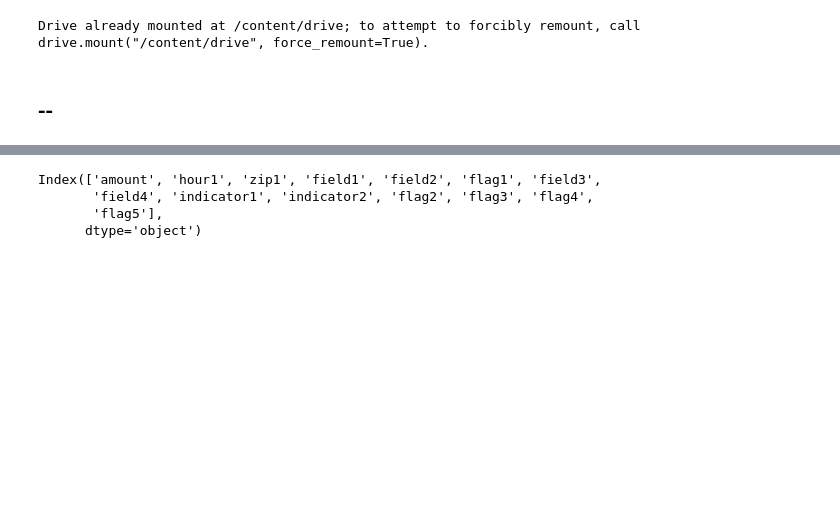
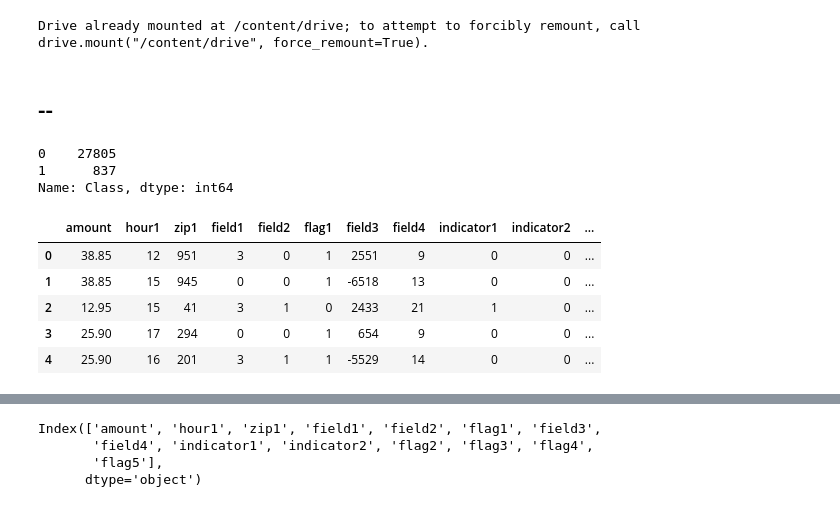
Before and after one commit to azizeko29/new_deteksi_fraud, a Jupyter notebook: [new_ROS_V2]_UCSD_pemodelan_ensemble_learning.ipynb, the cells around one changed output, grey strips where cells are left out. Drawn from its saved outputs; the diff is of its cells as text; code cells hidden in the pictures; blank space fills up the shorter version.

```diff
--- a/[new_ROS_V2]_UCSD_pemodelan_ensemble_learning.ipynb
+++ b/[new_ROS_V2]_UCSD_pemodelan_ensemble_learning.ipynb
@@ -221,3 +221,33 @@ df_test = pd.read_csv('drive/My Drive/Deteksi fraud/data/UCSD_preprocessing_test
 # read_df.head()
 # %% [markdown]
 ## --
+# %%
+df_train['Class'].value_counts()
+# %% [output]
+0    27805
+1      837
+Name: Class, dtype: int64
+# %%
+# Since our classes are highly skewed we should make them equivalent in order to have a normal distribution of the classes.
+
+# Lets shuffle the data before creating the subsamples
+df_copy = df_train.copy()
+# df_copy = df_copy.sample(frac=1)
+
+fraud_df = df_copy.loc[df_copy['Class'] == 1].sample(n=27805,random_state=1,replace=True)
+non_fraud_df = df_copy.loc[df_copy['Class'] == 0]
+
+normal_distributed_df = pd.concat([fraud_df, non_fraud_df])
+
+# Shuffle dataframe rows
+df_new = normal_distributed_df.sample(frac=1, random_state=1)
+df_new = df_new.reset_index()
+df_new = df_new.drop('index', axis=1)
+df_new.head()
+# %% [output]
+|  | amount | hour1 | zip1 | field1 | field2 | flag1 | field3 | field4 | indicator1 | indicator2 | ... |
+| 0 | 38.85 | 12 | 951 | 3 | 0 | 1 | 2551 | 9 | 0 | 0 | ... |
+| 1 | 38.85 | 15 | 945 | 0 | 0 | 1 | -6518 | 13 | 0 | 0 | ... |
+| 2 | 12.95 | 15 | 41 | 3 | 1 | 0 | 2433 | 21 | 1 | 0 | ... |
+| 3 | 25.90 | 17 | 294 | 0 | 0 | 1 | 654 | 9 | 0 | 0 | ... |
+| 4 | 25.90 | 16 | 201 | 3 | 1 | 1 | -5529 | 14 | 0 | 0 | ... |
```
Also changed, not shown: parts of 11 cells of this notebook.
